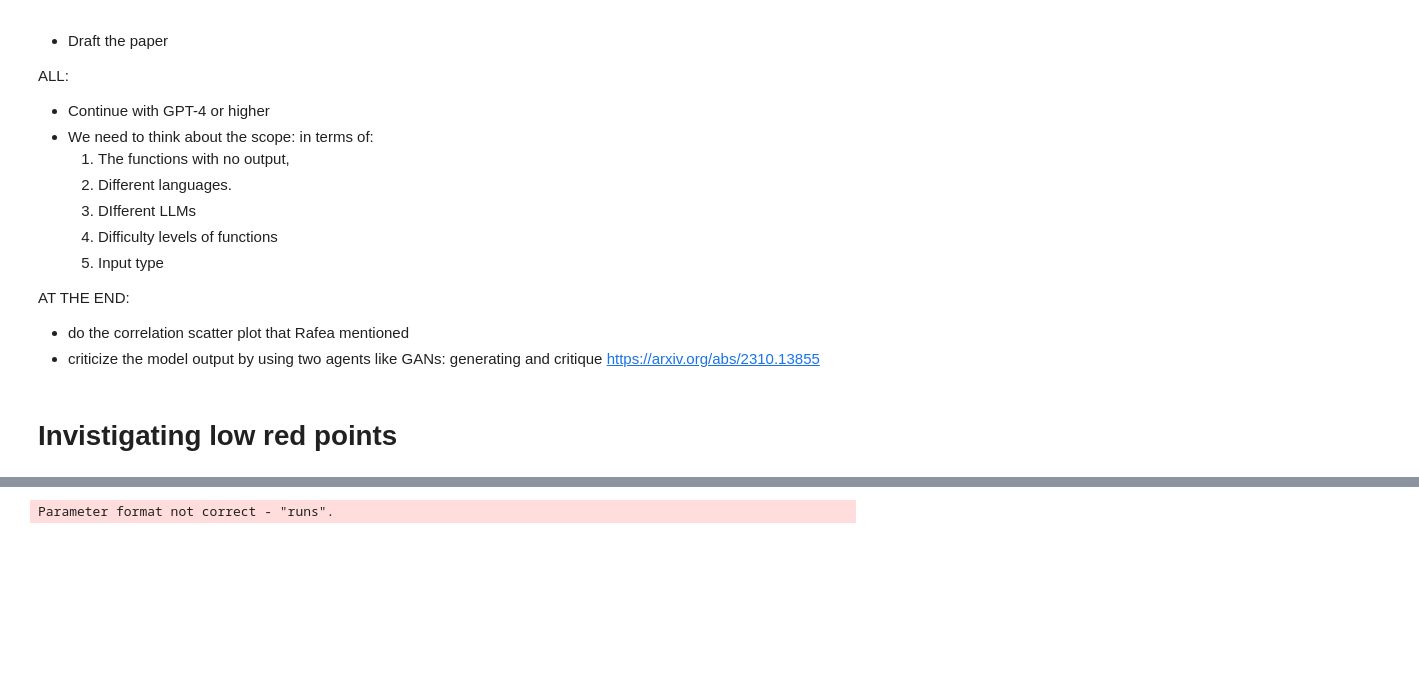
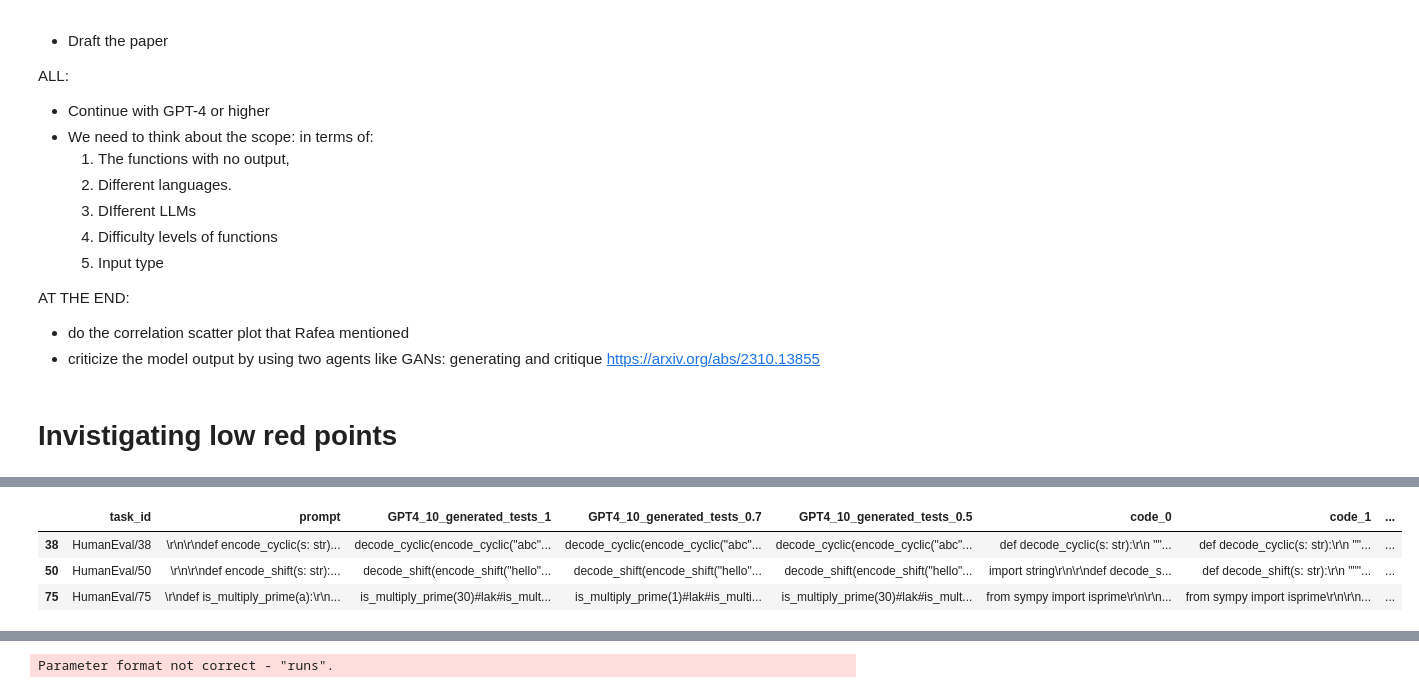
Before and after one commit to QEDady/LLM-Code-Verifier, a Jupyter notebook: TestcaseMethod/test_cases_generation.ipynb, the cells around one changed output, grey strips where cells are left out. Drawn from its saved outputs; the diff is of its cells as text; code cells hidden in the pictures; blank space fills up the shorter version.

```diff
--- a/TestcaseMethod/test_cases_generation.ipynb
+++ b/TestcaseMethod/test_cases_generation.ipynb
@@ -72,0 +91,11 @@ import dcor
+# %%
+#set the display options to default
+pd.reset_option('display.max_columns')
+eq_high = df[df['avg_pass_rate']==100]
+eq_low = df[df['avg_pass_rate']==0]
+eq_low
+# %% [output]
+|  | task_id | prompt | GPT4_10_generated_tests_1 | GPT4_10_generated_tests_0.7 | GPT4_10_generated_tests_0.5 | code_0 | code_1 | ... |
+| 38 | HumanEval/38 | \r\n\r\ndef encode_cyclic(s: str)... | decode_cyclic(encode_cyclic("abc"... | decode_cyclic(encode_cyclic("abc"... | decode_cyclic(encode_cyclic("abc"... | def decode_cyclic(s: str):\r\n ""... | def decode_cyclic(s: str):\r\n ""... | ... |
+| 50 | HumanEval/50 | \r\n\r\ndef encode_shift(s: str):... | decode_shift(encode_shift("hello"... | decode_shift(encode_shift("hello"... | decode_shift(encode_shift("hello"... | import string\r\n\r\ndef decode_s... | def decode_shift(s: str):\r\n """... | ... |
+| 75 | HumanEval/75 | \r\ndef is_multiply_prime(a):\r\n... | is_multiply_prime(30)#lak#is_mult... | is_multiply_prime(1)#lak#is_multi... | is_multiply_prime(30)#lak#is_mult... | from sympy import isprime\r\n\r\n... | from sympy import isprime\r\n\r\n... | ... |
```
Also changed, not shown: parts of 2 cells of this notebook.
